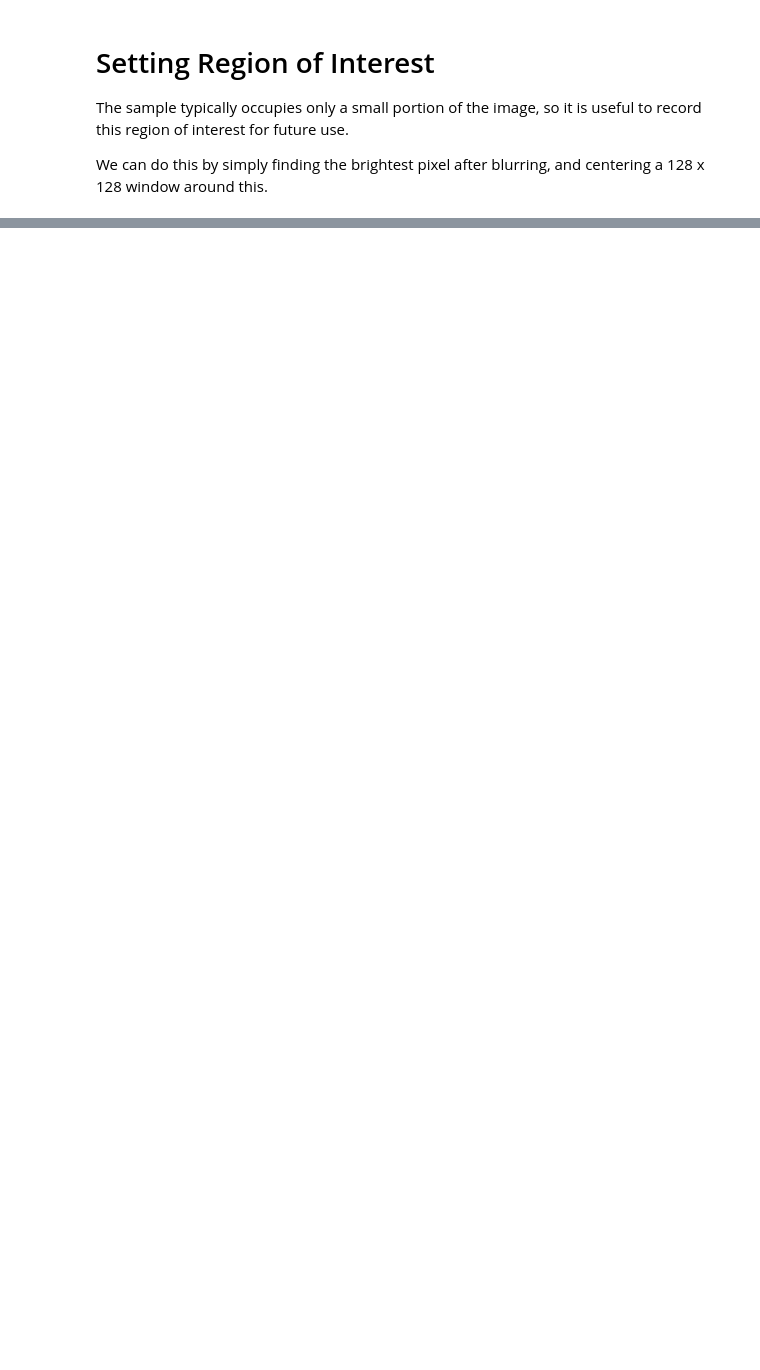
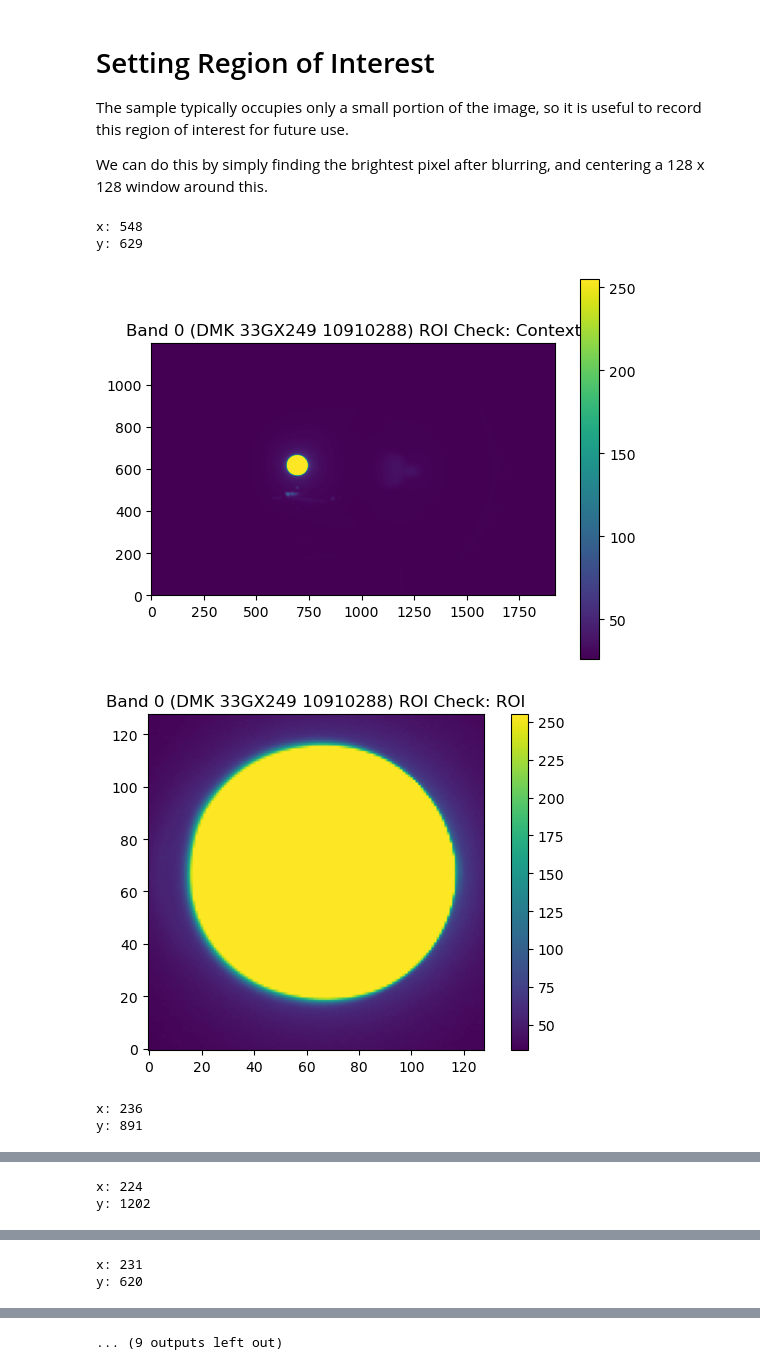
Before and after one commit to rbstabbins/orochi_simulator_control, a Jupyter notebook: notebooks/channel_config.ipynb, the cells around one changed output, grey strips where cells are left out. Saved outputs shown, nothing was run; the diff lists cells and outputs as text; code cells hidden in the pictures; blank space fills up the shorter version.

Commit message:
lots of bug fixes now working, and cameras configured

```diff
--- a/notebooks/channel_config.ipynb
+++ b/notebooks/channel_config.ipynb
@@ -40,10 +44,11 @@ Note that these values are not currently used in the processing, but recorded in
 We store this information in a dictionary of dictionaries, labelled by band name, but we will replace these labels with the device name of each camera.
 # %%
 cameras = {
-        'Band1':
-             {'number': 1,
-              'serial': None,
+        'DMK 33GX249 10910294':
+             {'number': 3,
+              'serial': 10910294,
               'fnumber': 6.4,
+              'position': 1,
               'flength': None,
               'cwl': 400.0,
               'fwhm': 50.0,
@@ -58,7 +63,7 @@ cameras = {
              {'number': 1,
               'serial': 10910273,
               'position': 2,
-              'fnumber': 6.0,
+              'fnumber': 6.4,
               'flength': None,
               'cwl': 475.0,
               'fwhm': 25.0,
@@ -73,7 +78,7 @@ cameras = {
              {'number': 2,
               'serial': 10910289,
               'position': 3,
-              'fnumber': 6.0,
+              'fnumber': 6.4,
               'flength': None,
               'cwl': 550.0,
               'fwhm': 25.0,
@@ -88,7 +93,7 @@ cameras = {
              {'number': 0,
               'serial': 10910288,
               'position': 4,
-              'fnumber': 6.0,
+              'fnumber': 6.4,
               'flength': None,
               'cwl': 650.0,
               'fwhm': 50.0,
@@ -118,7 +123,7 @@ cameras = {
              {'number': 5,
               'serial': 10910295,
               'position': 6,
-              'fnumber': 6.0,
+              'fnumber': 6.2,
               'flength': None,
               'cwl': 850.0,
               'fwhm': 50.0,
@@ -133,7 +138,7 @@ cameras = {
              {'number': 7,
               'serial': 23120778,
               'position': 7,
-              'fnumber': 6.5,
+              'fnumber': 5.8,
               'flength': None,
               'cwl': 950.0,
               'fwhm': 50.0,
@@ -167,6 +172,6 @@ Here we connect to the available cameras, and get a list of their names.
 import orochi_sim_ctrl as osc
 
 ic = osc.start_ic()
-connected_cameras = osc.connect_cameras(ic)
+connected_cameras = osc.connect_cameras(ic, cameras)
 osc.configure_cameras(connected_cameras)
 # %% [output]
@@ -208,4 +199,11 @@ The sample typically occupies only a small portion of the image, so it is useful
 
 We can do this by simply finding the brightest pixel after blurring, and centering a 128 x 128 window around this.
 # %%
-cameras = osc.find_camera_rois(connected_cameras, cameras, roi_size=128)
+cameras = osc.find_camera_rois(connected_cameras, roi_size=128)
+# %% [output]
+x: 548
+y: 629
+[figure, added]
+[figure, added]
+x: 236
+y: 891
@@ -211,0 +212,2 @@ cameras = osc.find_camera_rois(connected_cameras, cameras, roi_size=128)
+x: 224
+y: 1202
@@ -211,0 +216,2 @@ cameras = osc.find_camera_rois(connected_cameras, cameras, roi_size=128)
+x: 231
+y: 620
@@ -211,0 +220 @@ cameras = osc.find_camera_rois(connected_cameras, cameras, roi_size=128)
+... (9 outputs left out)
```
Also changed, not shown: parts of 43 cells of this notebook, 4 other files.
